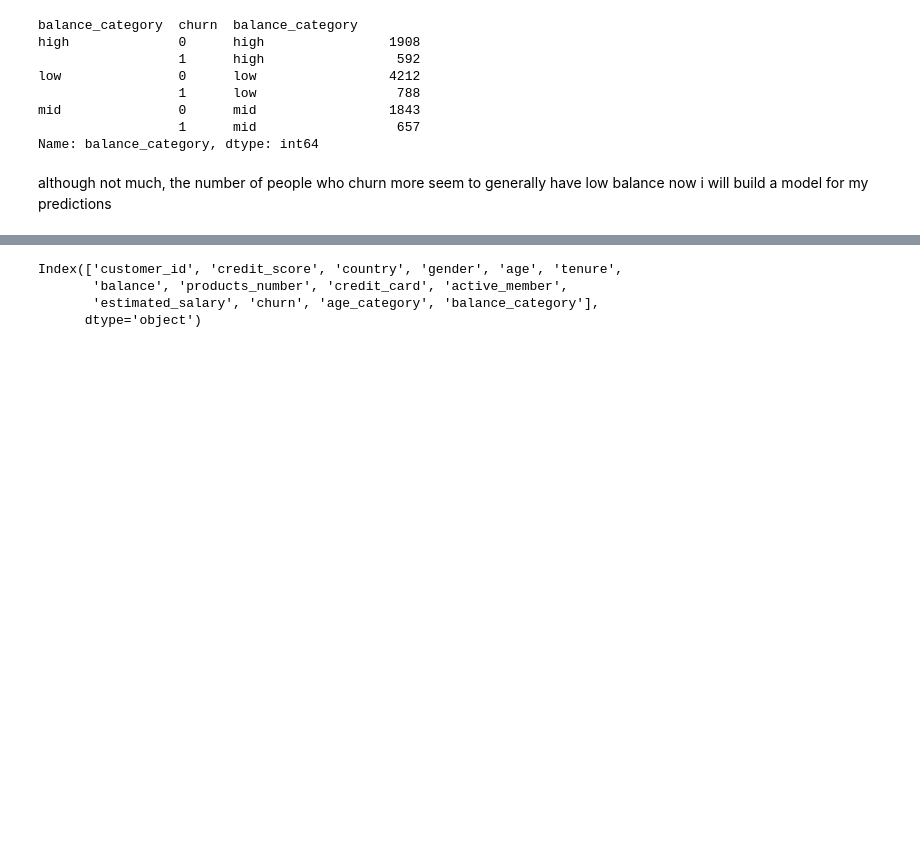
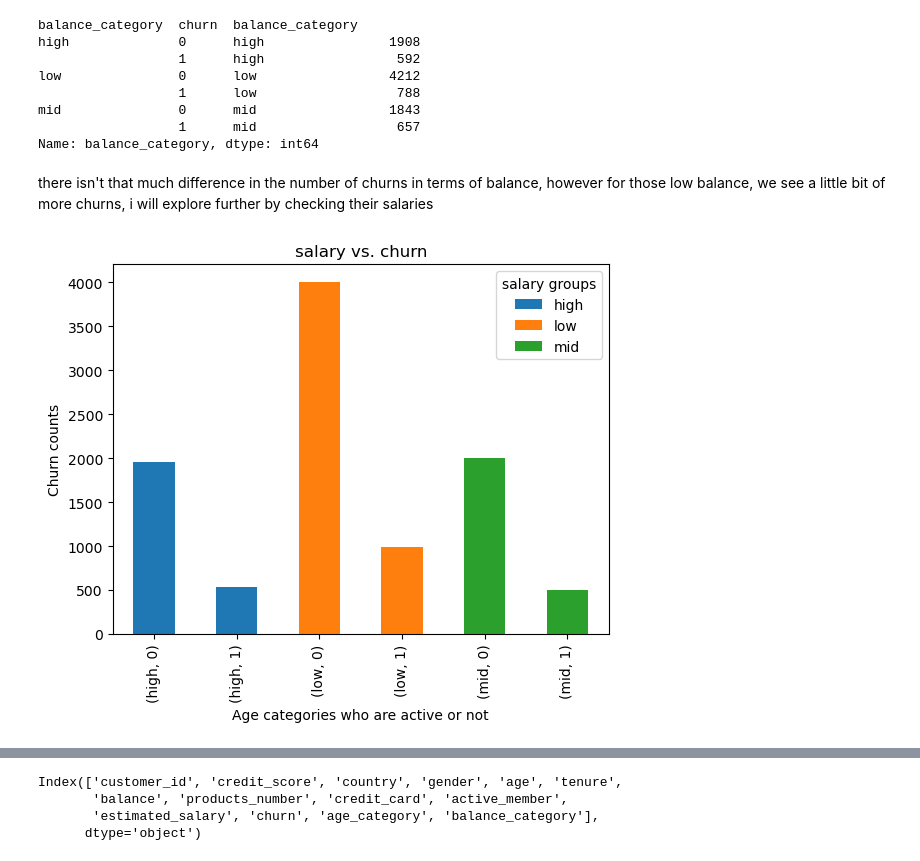
Before and after one commit to bakasheddy/RetainMe-Predicting-Customer-Retention, a Jupyter notebook: Notebook.ipynb, the cells around one changed output, grey strips where cells are left out. Saved outputs shown, nothing was run; the diff lists cells and outputs as text; code cells hidden in the pictures; blank space fills up the shorter version.

```diff
--- a/Notebook.ipynb
+++ b/Notebook.ipynb
@@ -294,6 +294,35 @@ low               0      low                 4212
 mid               0      mid                 1843
                   1      mid                  657
 Name: balance_category, dtype: int64
-# %% [markdown]
-although not much, the number of people who churn more seem to generally have low balance
-now i will build a model for my predictions
+# %% [markdown]
+there isn't that much difference in the number of churns in terms of balance, however for those low balance, we see a little bit of more churns, i will explore further by checking their salaries
+# %%
+high_threshold = df['estimated_salary'].quantile(0.75)
+mid_threshold = df['estimated_salary'].quantile(0.5)
+low_threshold = df['estimated_salary'].quantile(0.25)
+
+# Define a function to categorize the balance column
+def sal(estimated_salary):
+    if estimated_salary >= high_threshold:
+        return 'high'
+    elif estimated_salary >= mid_threshold:
+        return 'mid'
+    else:
+        return 'low'
+
+# Create a new column called balance_category by applying the categorize_balance function to the balance column
+df['salary_cat'] = df['estimated_salary'].apply(sal)
+# %%
+x = df.groupby(['salary_cat', 'churn'])['salary_cat'].value_counts()
+
+# unstack the count series and plot as a stacked bar plot
+x.unstack().plot(kind='bar', stacked=True)
+
+plt.xlabel('Age categories who are active or not')
+plt.ylabel('Churn counts')
+plt.title('salary vs. churn')
+plt.legend(title='salary groups')
+
+plt.show()
+# %% [output]
+[figure, added]
```
Also changed, not shown: parts of 5 cells of this notebook.
